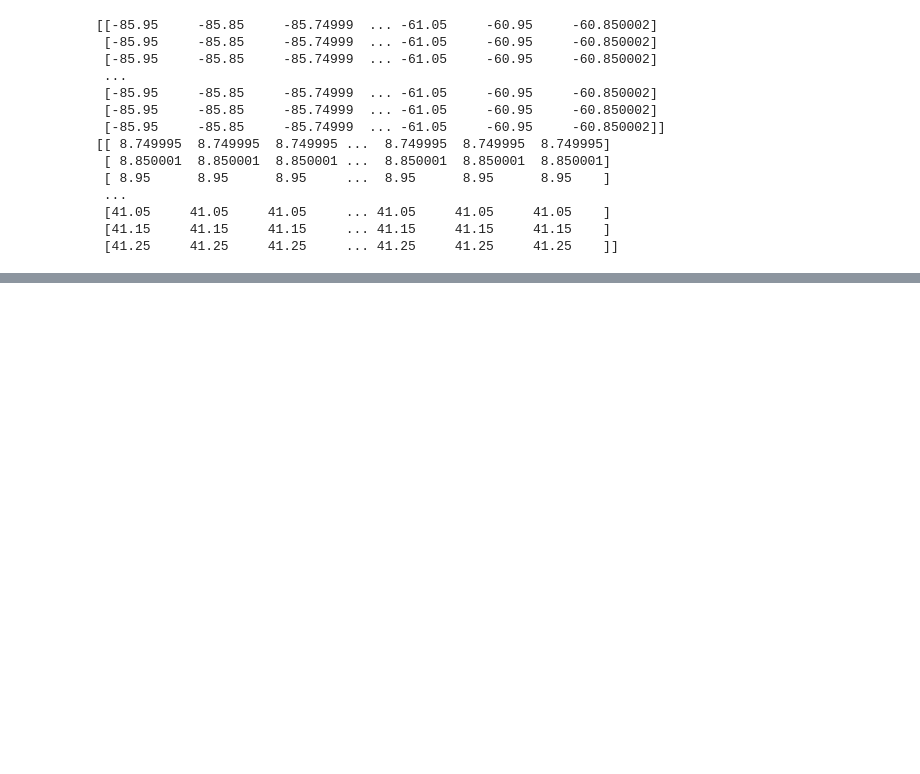
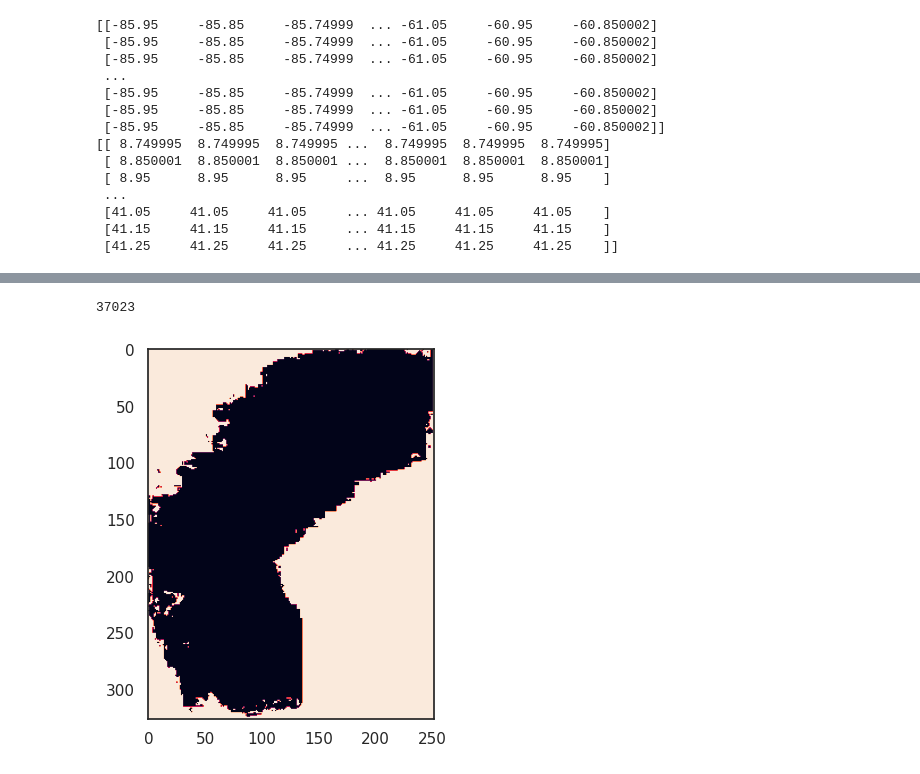
Before and after one commit to vosps/tropical_cyclone, a Jupyter notebook: tracking/7_hit_rate.ipynb, the cells around one changed output, grey strips where cells are left out. Cells and saved outputs as stored; diff of their text form; code cells hidden in the pictures; blank space fills up the shorter version.

```diff
--- a/tracking/7_hit_rate.ipynb
+++ b/tracking/7_hit_rate.ipynb
@@ -311,0 +450,6 @@ ValueError: operands could not be broadcast together with shapes (326,252) (316,
+# %%
+plt.imshow(correct_rejection)
+print(np.sum(correct_rejection))
+# %% [output]
+37023
+[figure, added]
```
Also changed, not shown: parts of 11 cells of this notebook, 17 other files.
